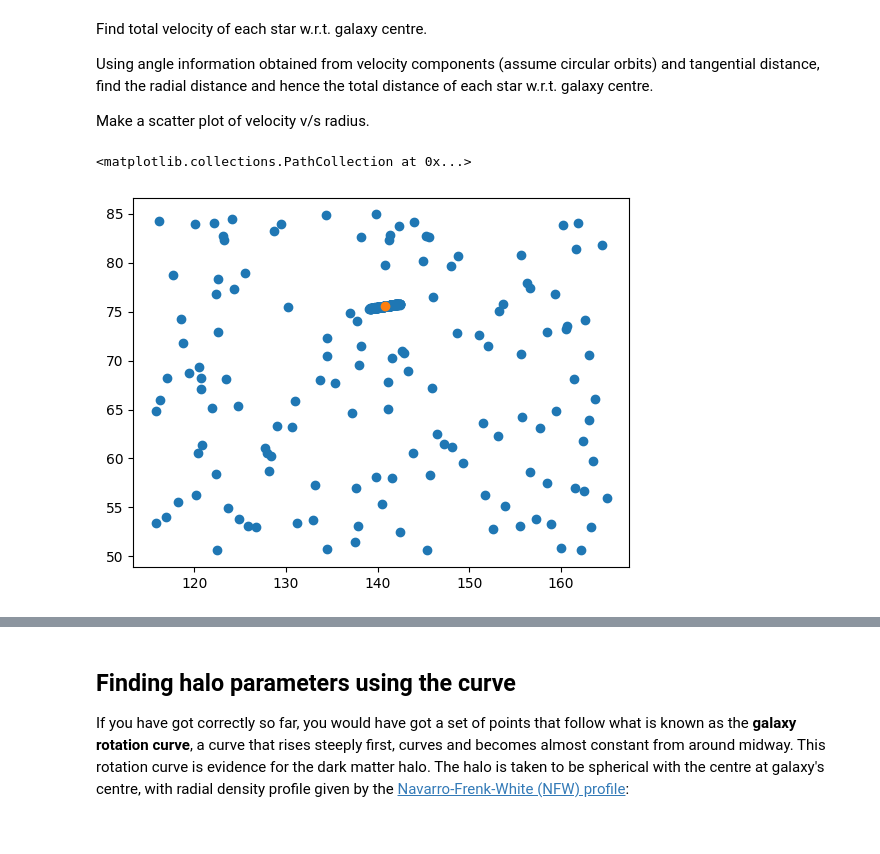
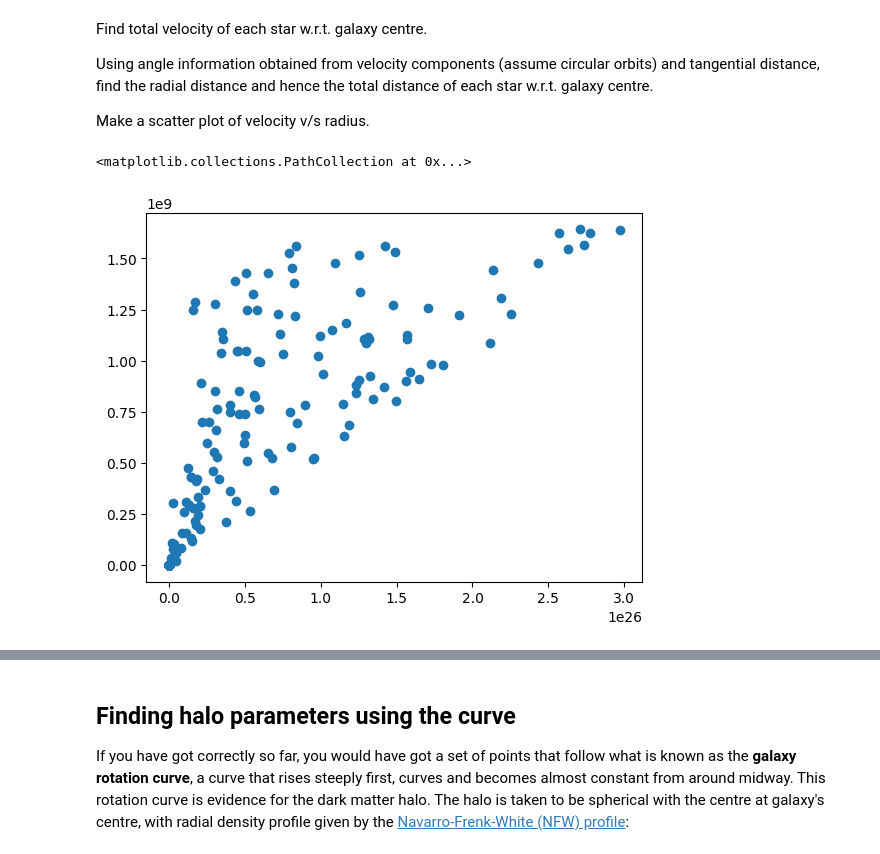
Before and after one commit to rahule-1999/KSP, a Jupyter notebook: Problem_StatementGC.ipynb, the cells around one changed output, grey strips where cells are left out. Drawn from its saved outputs; the diff is of its cells as text; code cells hidden in the pictures.

```diff
--- a/Problem_StatementGC.ipynb
+++ b/Problem_StatementGC.ipynb
@@ -17,12 +17,12 @@ Open the CSV file, find the relative RA/Dec difference of each star w.r.t. the g
 # %%
 import numpy as np
 import pandas as pd
-df = pd.read_csv('darkmatter.csv')
-df['RA (radian)'] = df['RA (degrees)']*(np.pi/180)
-df['Dec (radian)'] = df['Dec (degrees)']*(np.pi/180)
+df = pd.read_csv('darkmatter (1).csv')
+df['RA (radian)'] = df['RA (degrees)']*0.0174532925
+df['Dec (radian)'] = df['Dec (degrees)']*0.0174532925
 df['Proper Motion (radian/sec)'] = df['Proper Motion (milliarcseconds/year)'] * 1.537*10**(-16)
-galaxy_ra = 140.76398*(np.pi/180)
-galaxy_dec = 75.5344*(np.pi/180)
+galaxy_ra = 140.763980*0.0174532925
+galaxy_dec = 75.53440*0.0174532925
 df['Relative RA'] = (df['RA (radian)'] - galaxy_ra)
 df['Relative Dec'] = (df['Dec (radian)'] - galaxy_dec)
 df['Angular Separation (radian)'] = np.arccos(np.cos(df['Relative RA'])*np.cos(galaxy_dec)*np.cos(df['Dec (radian)'])+np.sin(galaxy_dec)*np.sin(df['Dec (radian)']))
@@ -126,9 +126,7 @@ Using angle information obtained from velocity components (assume circular orbit
 Make a scatter plot of velocity v/s radius.
 # %%
 import matplotlib.pyplot as plt
-#plt.scatter(df['distance'],df['velocity'])
-plt.scatter(df['RA (degrees)'],df['Dec (degrees)'])
-plt.scatter(140.76398,75.5344)
+plt.scatter(df['distance'],df['velocity'])
 # %% [output]
 <matplotlib.collections.PathCollection at 0x...>
-[figure, old version]
+[figure, new version]
```
Also changed, not shown: parts of 2 cells of this notebook.
